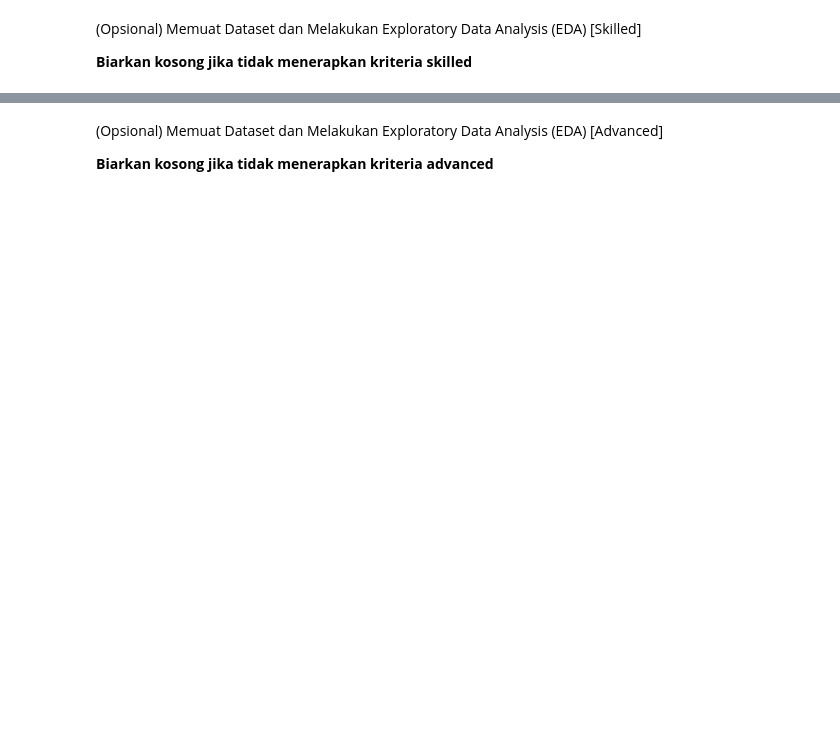
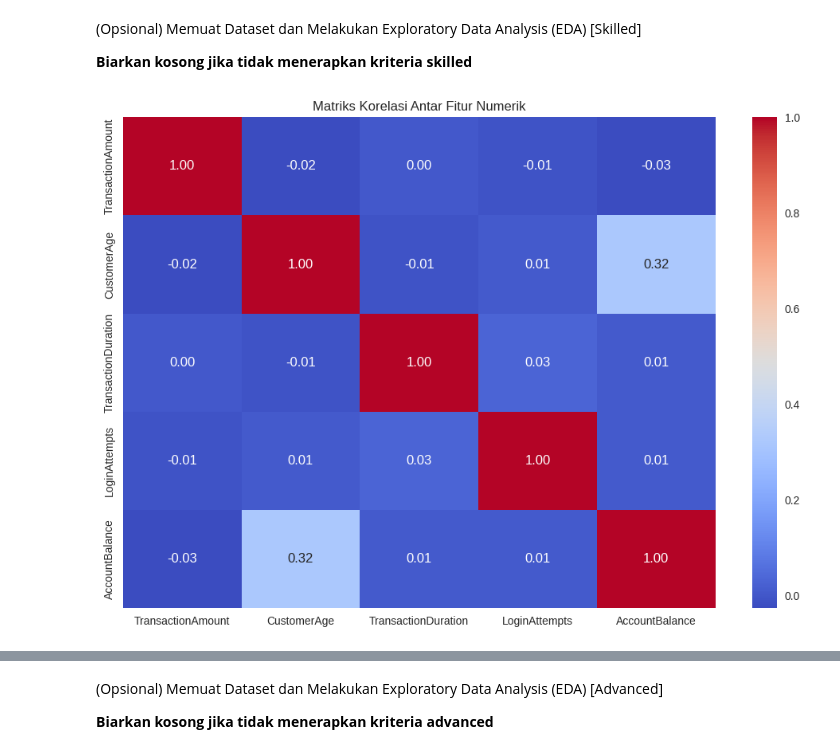
Before and after one commit to NaufalYogaPratama/BMLP-bank-transactions-data-model, a Jupyter notebook: [Clustering]_Submission_Akhir__Naufal_Yoga_Pratama.ipynb, the cells around one changed output, grey strips where cells are left out. Drawn from its saved outputs; the diff is of its cells as text; code cells hidden in the pictures; blank space fills up the shorter version.

```diff
--- a/[Clustering]_Submission_Akhir__Naufal_Yoga_Pratama.ipynb
+++ b/[Clustering]_Submission_Akhir__Naufal_Yoga_Pratama.ipynb
@@ -70,0 +63,3 @@ Kriteria 1 akan diterima ketika Anda menggunakan fungsi yang diminta tanpa menam
+# %%
+url='https://drive.google.com/uc?id=1gnLO9qvEPqv1uBt1928AcsCmdvzqjC5m'
+df = pd.read_csv(url)
@@ -78,0 +111,9 @@ Kriteria 1 akan diterima ketika Anda menggunakan fungsi yang diminta tanpa menam
+# %%
+correlation_matrix = df.select_dtypes(include=np.number).corr()
+
+plt.figure(figsize=(12, 8))
+sns.heatmap(correlation_matrix, annot=True, cmap='coolwarm', fmt=".2f")
+plt.title('Matriks Korelasi Antar Fitur Numerik')
+plt.show()
+# %% [output]
+[figure, added]
```
Also changed, not shown: parts of 12 cells of this notebook.
